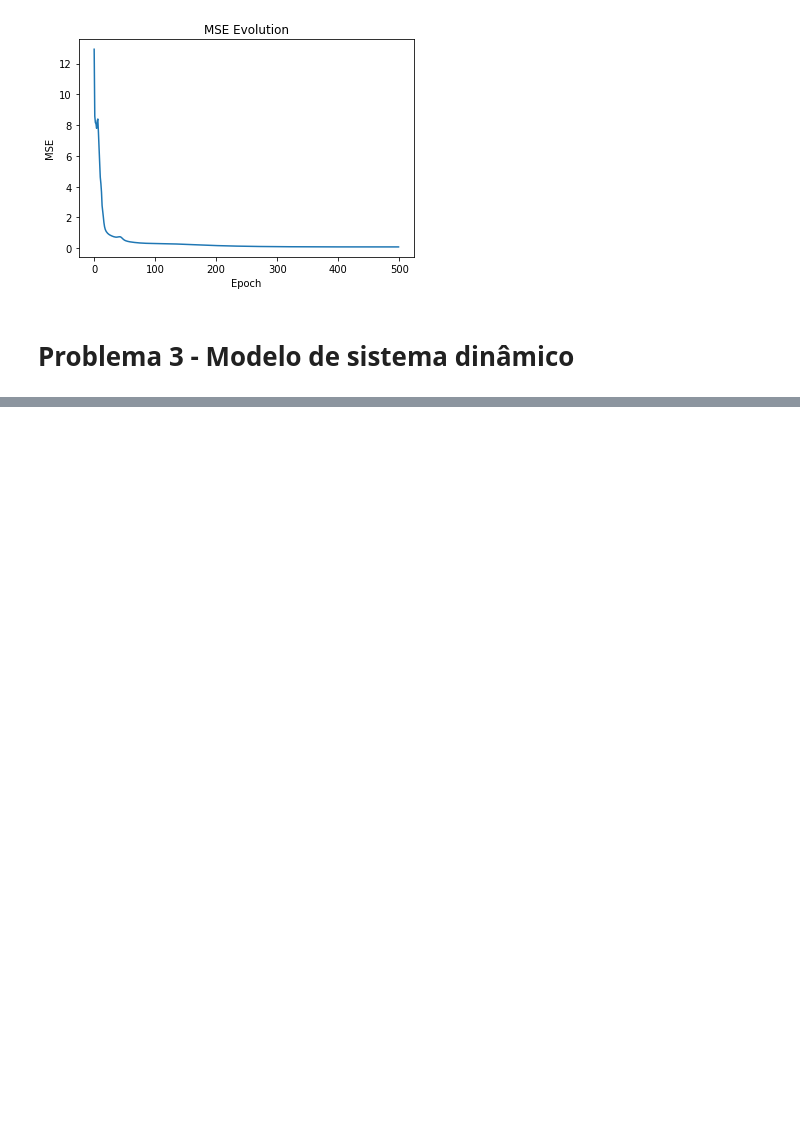
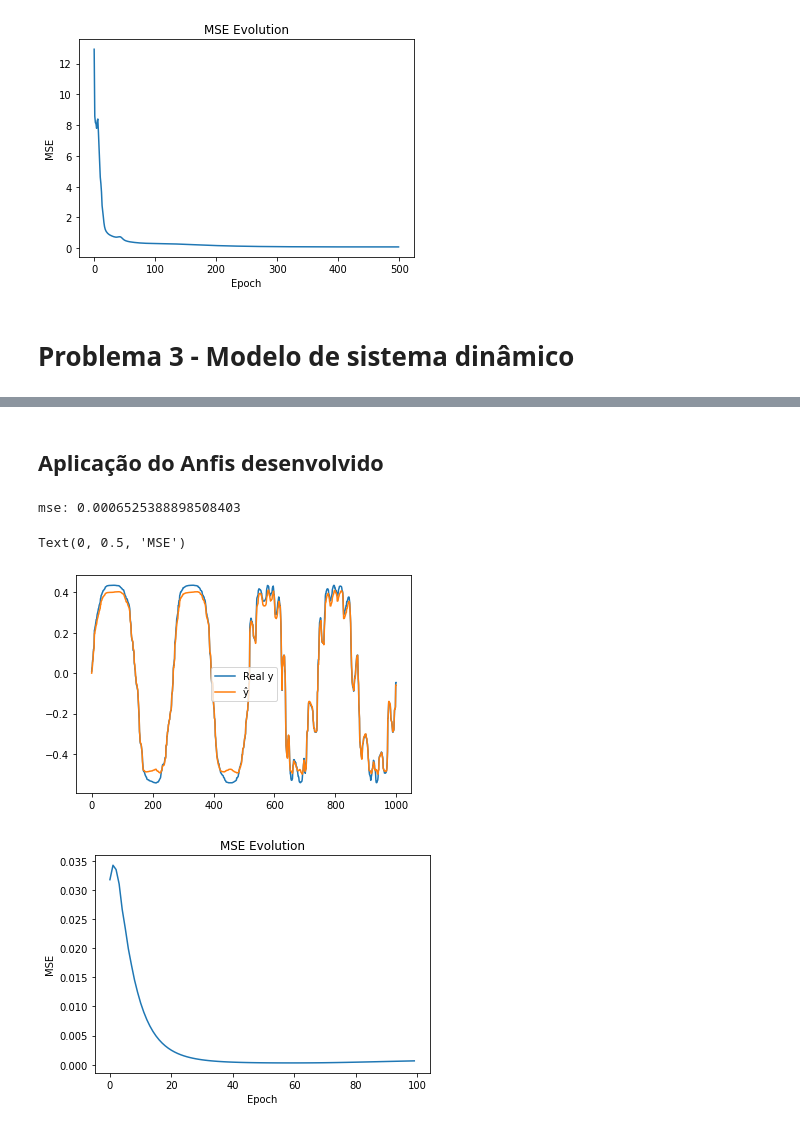
Before and after one commit to vcaitite/fuzzy-systems-exercises, a Jupyter notebook: 6. Anfis/6 - ANFIS.ipynb, the cells around one changed output, grey strips where cells are left out. Cells and saved outputs as stored; diff of their text form; code cells hidden in the pictures; blank space fills up the shorter version.

Commit message:
Anfis (Problem 3)

```diff
--- a/6. Anfis/6 - ANFIS.ipynb
+++ b/6. Anfis/6 - ANFIS.ipynb
@@ -211,0 +254,44 @@ Text(0, 0.5, 'MSE')
+# %% [markdown]
+## Aplicação do Anfis desenvolvido
+# %%
+# Train and Test split
+test_idx = np.sort(np.random.randint(0, 6000, size=1000))
+X_test = X[test_idx]
+y_test = y[test_idx]
+X_train = []
+y_train = []
+
+for idx in range(6000):
+    if idx not in test_idx:
+        X_train.append(X[idx])
+        y_train.append(y[idx])
+
+X_train = np.array(X_train)
+y_train = np.array(y_train)
+
+# Anfis
+model = Anfis(10, X_train.shape[1])
+model.initialize_params(X = X_train)
+model.fit(X_train, y_train, n_epochs=100, lr=0.01)
+
+# Eval fis
+yhat = model.predict(X_test).reshape(-1, 1)
+mse = mean_squared_error(y_test, yhat)
+print(f'mse: {mse}')
+
+# Plot functions (real and approximated)
+plt.plot(y_test)
+plt.plot(yhat)
+plt.legend(["Real y", "ŷ"])
+
+# Plot MSE Evolution
+plt.figure()
+plt.plot(model.mse)
+plt.title("MSE Evolution")
+plt.xlabel("Epoch")
+plt.ylabel("MSE")
+# %% [output]
+mse: 0.0006525388898508403
+Text(0, 0.5, 'MSE')
+[figure, added]
+[figure, added]
```
Also changed, not shown: parts of 7 cells of this notebook.
